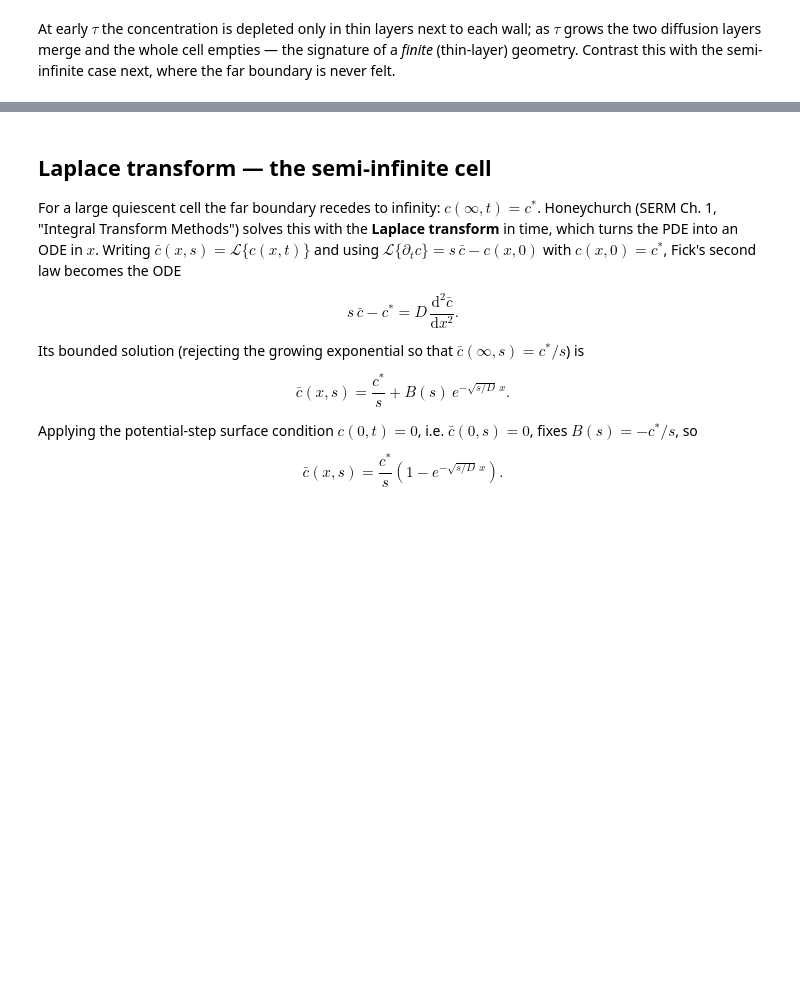
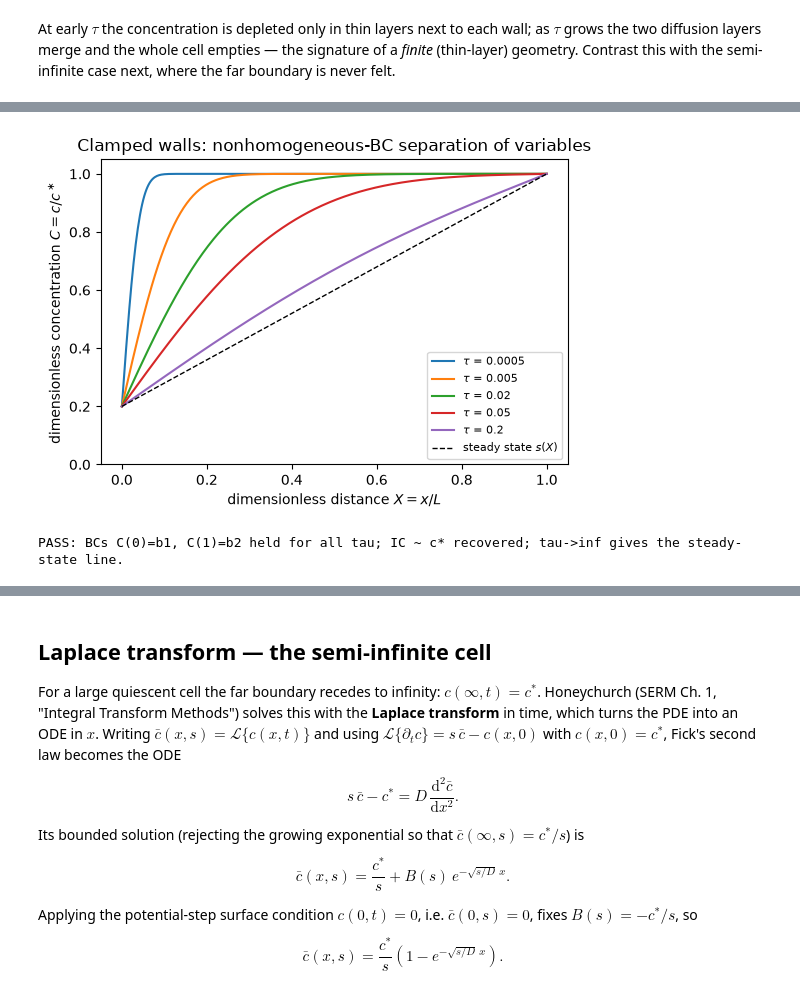
Before and after one commit to NGeorgescu/simulating-electrochemical-reactions-in-python, a Jupyter notebook: notebooks/01_solving_pdes.ipynb, the cells around one changed output, grey strips where cells are left out. Saved outputs shown, nothing was run; the diff lists cells and outputs as text; code cells hidden in the pictures; blank space fills up the shorter version.

```diff
--- a/notebooks/01_solving_pdes.ipynb
+++ b/notebooks/01_solving_pdes.ipynb
@@ -255,0 +327,61 @@ the semi-infinite case next, where the far boundary is never felt.
+# %%
+def nonhom_profile(X, tau, b1v, b2v, c_star_v, n_terms=400):
+    """C(X,tau) for a thin-layer cell with clamped walls C(0)=b1, C(1)=b2.
+
+    Steady state s(X)=b1+(b2-b1)X plus a homogeneous sine-series transient with
+    initial condition u(X,0)=c*-s(X).
+
+    Parameters
+    ----------
+    X : ndarray
+        Dimensionless distance in [0, 1].
+    tau : float
+        Dimensionless time (>= 0).
+    b1v, b2v : float
+        Wall concentrations at X=0 and X=1.
+    c_star_v : float
+        Uniform initial concentration.
+    n_terms : int
+        Number of series terms.
+
+    Returns
+    -------
+    ndarray
+        Dimensionless concentration, same shape as ``X``.
+    """
+    X = np.asarray(X, dtype=float)
+    k = np.arange(1, n_terms + 1)[:, None]
+    A = 2.0 / (k * np.pi) * ((c_star_v - b1v) - (c_star_v - b2v) * np.cos(k * np.pi))
+    u = (A * np.sin(k * np.pi * X[None, :]) * np.exp(-(k * np.pi) ** 2 * tau)).sum(0)
+    return b1v + (b2v - b1v) * X + u
+
+
+b1v, b2v, c_star_v = 0.2, 1.0, 1.0
+Xg = np.linspace(0.0, 1.0, 400)
+taus_nh = [0.0005, 0.005, 0.02, 0.05, 0.2]
+
+fig, ax = plt.subplots(figsize=(5.5, 4))
+for tt in taus_nh:
+    ax.plot(Xg, nonhom_profile(Xg, tt, b1v, b2v, c_star_v), label=rf"$\tau$ = {tt:g}")
+ax.plot(Xg, b1v + (b2v - b1v) * Xg, "k--", lw=1, label="steady state $s(X)$")
+ax.set_xlabel(r"dimensionless distance $X = x/L$")
+ax.set_ylabel(r"dimensionless concentration $C = c/c^\ast$")
+ax.set_title("Clamped walls: nonhomogeneous-BC separation of variables")
+ax.set_ylim(0, 1.05)
+ax.legend(fontsize=8)
+plt.tight_layout(); plt.show()
+
+# Validation (closed-form / boundary-and-initial-condition tier): the series
+# must reproduce the prescribed BCs at all times and the IC in the interior.
+assert abs(nonhom_profile(np.array([0.0]), 0.01, b1v, b2v, c_star_v)[0] - b1v) < 1e-9
+assert abs(nonhom_profile(np.array([1.0]), 0.01, b1v, b2v, c_star_v)[0] - b2v) < 1e-9
+ic_interior = nonhom_profile(np.array([0.5]), 1e-6, b1v, b2v, c_star_v, n_terms=4000)[0]
+assert abs(ic_interior - c_star_v) < 5e-3, ic_interior
+# As tau -> infinity the profile must collapse onto the steady-state line.
+late = nonhom_profile(Xg, 5.0, b1v, b2v, c_star_v)
+assert np.max(np.abs(late - (b1v + (b2v - b1v) * Xg))) < 1e-6
+print("PASS: BCs C(0)=b1, C(1)=b2 held for all tau; IC ~ c* recovered; "
+      "tau->inf gives the steady-state line.")
+# %% [output]
+[figure, added]
+PASS: BCs C(0)=b1, C(1)=b2 held for all tau; IC ~ c* recovered; tau->inf gives the steady-state line.
```
Also changed, not shown: parts of 7 cells of this notebook, 53 other files.
